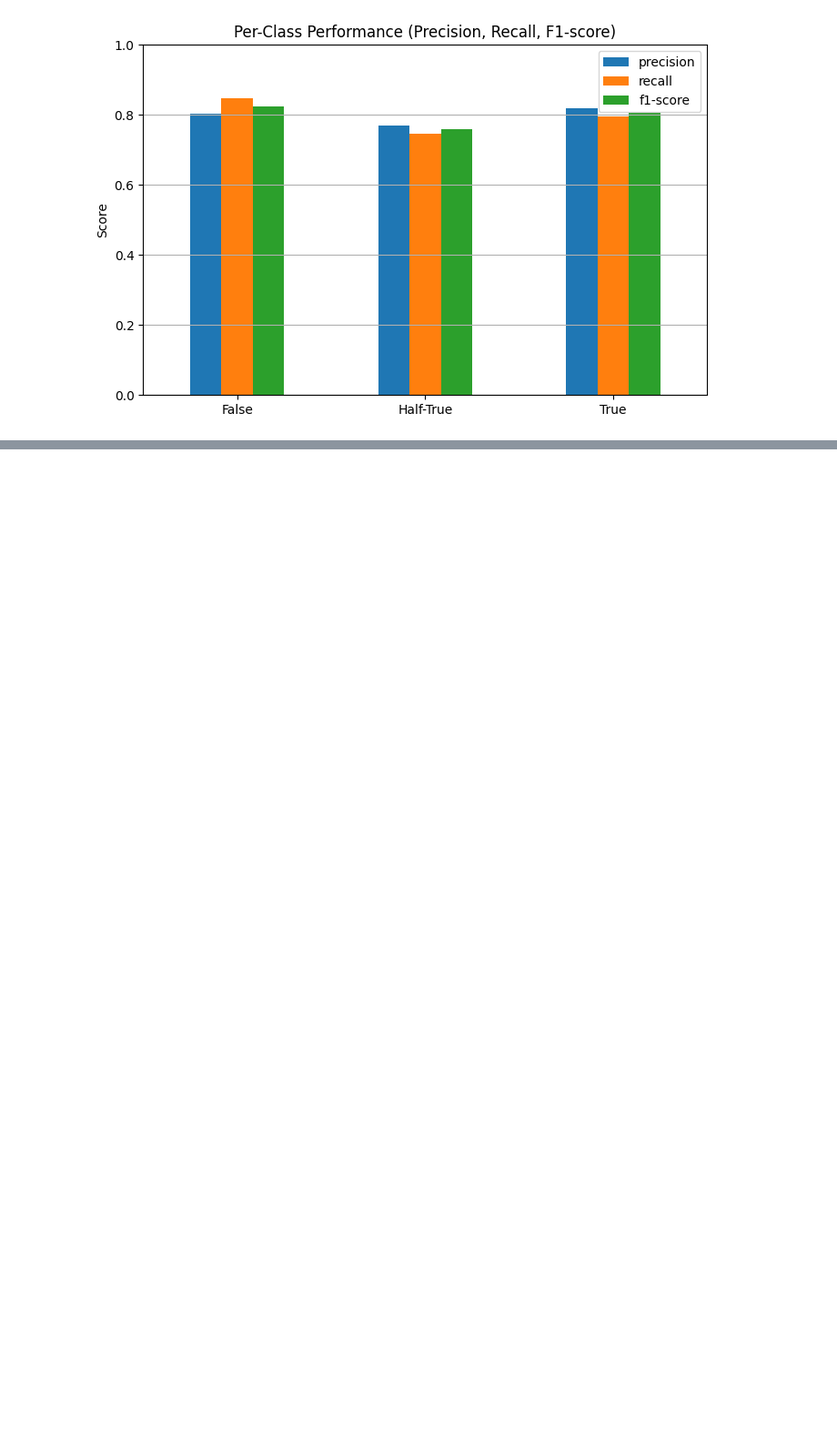
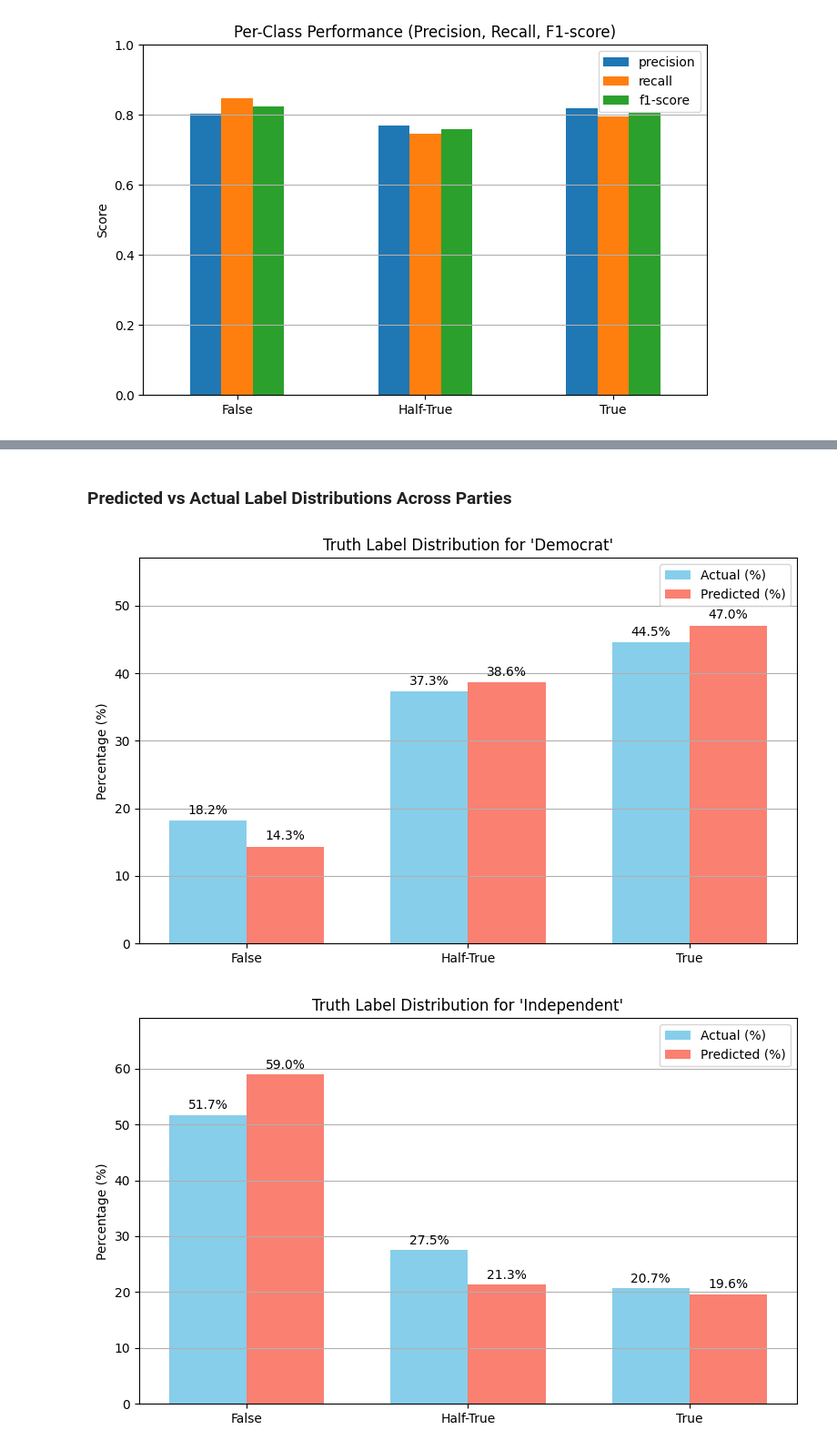
Before and after one commit to namanNagelia/cmsc320_finalProject, a Jupyter notebook: project.ipynb, the cells around one changed output, grey strips where cells are left out. Shown: that part at 91% size. Cells and saved outputs as stored; diff of their text form; code cells hidden in the pictures; blank space fills up the shorter version.

```diff
--- a/project.ipynb
+++ b/project.ipynb
@@ -1012,0 +960,52 @@ Overall, our two datasets offer a diverse range of data, with over 31,000 observ
+# %% [markdown]
+### Predicted vs Actual Label Distributions Across Parties
+# %%
+import pandas as pd
+import matplotlib.pyplot as plt
+import numpy as np
+
+# Re-map label integers to names
+class_names = ['False', 'Half-True', 'True']
+class_mapping = {0: 'False', 1: 'Half-True', 2: 'True'}
+
+# Map actual and predicted labels
+test_results = statements_main.loc[y_test.index].copy()
+test_results['Actual'] = y_test.map(class_mapping)
+test_results['Predicted'] = y_pred_lgb
+test_results['Predicted_Label'] = test_results['Predicted'].map(class_mapping)
+
+# Group by party and label
+actual_dist = pd.crosstab(test_results['party'], test_results['Actual'], normalize='index') * 100
+pred_dist = pd.crosstab(test_results['party'], test_results['Predicted_Label'], normalize='index') * 100
+
+# Get intersection of parties in both sets (to avoid mismatch)
+parties = actual_dist.index.intersection(pred_dist.index)
+
+# Plot for each party
+for party in parties:
+    actual_vals = actual_dist.loc[party, class_names]
+    pred_vals = pred_dist.loc[party, class_names]
+
+    x = np.arange(len(class_names))
+    width = 0.35
+
+    fig, ax = plt.subplots(figsize=(8, 5))
+    ax.bar(x - width/2, actual_vals, width, label='Actual (%)', color='skyblue')
+    ax.bar(x + width/2, pred_vals, width, label='Predicted (%)', color='salmon')
+
+    for i in range(len(class_names)):
+        ax.text(x[i] - width/2, actual_vals[i] + 1, f'{actual_vals[i]:.1f}%', ha='center')
+        ax.text(x[i] + width/2, pred_vals[i] + 1, f'{pred_vals[i]:.1f}%', ha='center')
+
+    ax.set_title(f"Truth Label Distribution for '{party.title()}'")
+    ax.set_xticks(x)
+    ax.set_xticklabels(class_names)
+    ax.set_ylabel("Percentage (%)")
+    ax.set_ylim(0, max(actual_vals.max(), pred_vals.max()) + 10)
+    ax.legend()
+    plt.grid(axis='y')
+    plt.tight_layout()
+    plt.show()
+# %% [output]
+[figure, added]
+[figure, added]
```
Also changed, not shown: parts of 31 cells of this notebook.
